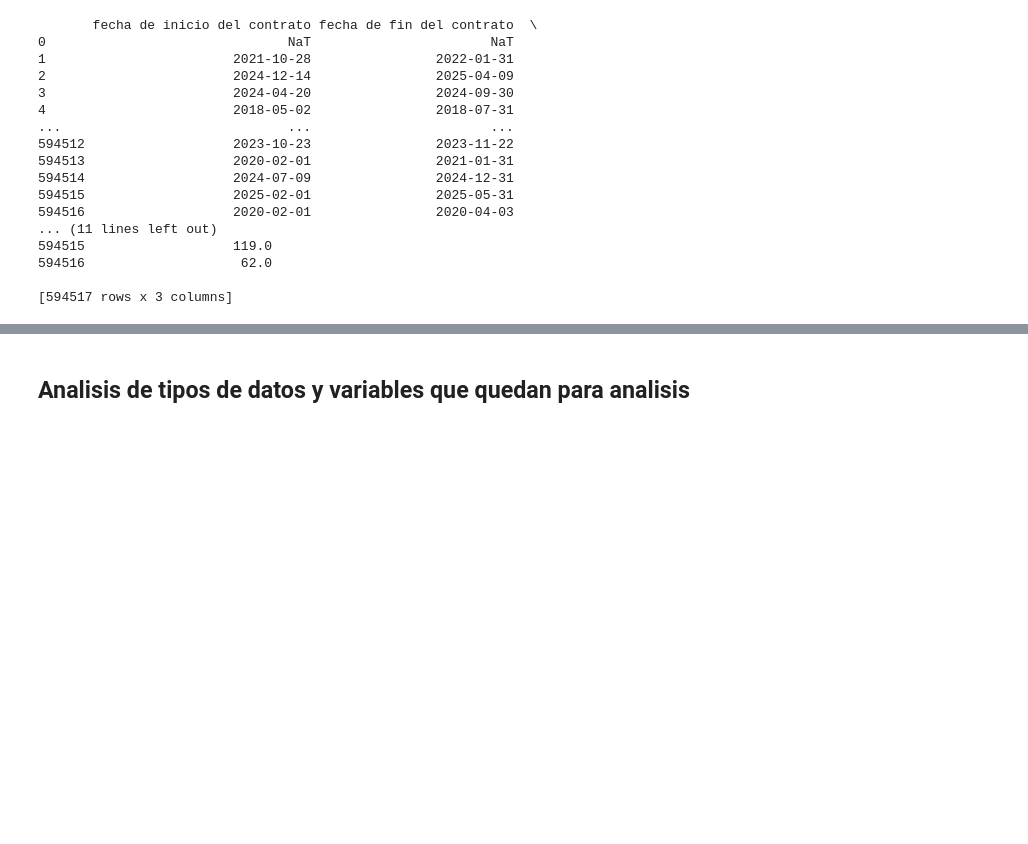
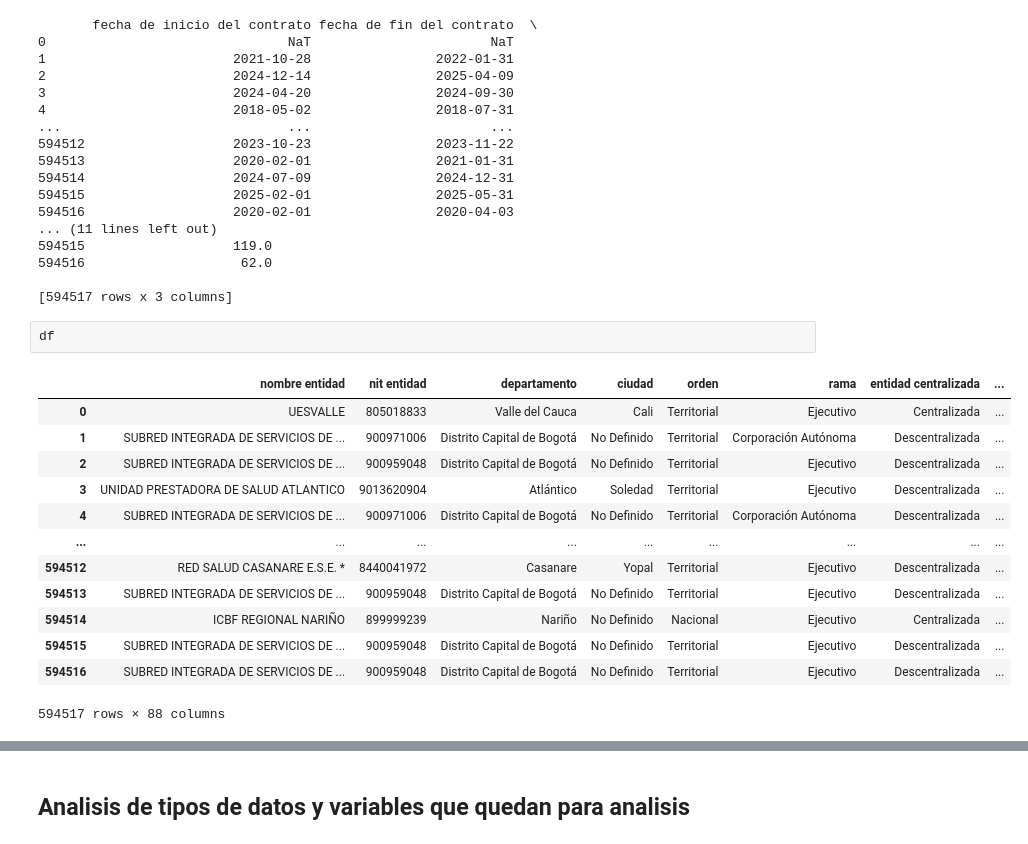
Before and after one commit to Marcocruz88/Repositoriotesis, a Jupyter notebook: limpieza datos.ipynb, the cells around one changed output, grey strips where cells are left out. Cells and saved outputs as stored; diff of their text form; blank space fills up the shorter version.

```diff
--- a/limpieza datos.ipynb
+++ b/limpieza datos.ipynb
@@ -177,3 +174,19 @@ print(df[['fecha de inicio del contrato', 'fecha de fin del contrato', 'tiempo d
 594516                    62.0
 
 [594517 rows x 3 columns]
+# %%
+df
+# %% [output]
+|  | nombre entidad | nit entidad | departamento | ciudad | orden | rama | entidad centralizada | ... |
+| 0 | UESVALLE | 805018833 | Valle del Cauca | Cali | Territorial | Ejecutivo | Centralizada | ... |
+| 1 | SUBRED INTEGRADA DE SERVICIOS DE ... | 900971006 | Distrito Capital de Bogotá | No Definido | Territorial | Corporación Autónoma | Descentralizada | ... |
+| 2 | SUBRED INTEGRADA DE SERVICIOS DE ... | 900959048 | Distrito Capital de Bogotá | No Definido | Territorial | Ejecutivo | Descentralizada | ... |
+| 3 | UNIDAD PRESTADORA DE SALUD ATLANTICO | 9013620904 | Atlántico | Soledad | Territorial | Ejecutivo | Descentralizada | ... |
+| 4 | SUBRED INTEGRADA DE SERVICIOS DE ... | 900971006 | Distrito Capital de Bogotá | No Definido | Territorial | Corporación Autónoma | Descentralizada | ... |
+| ... | ... | ... | ... | ... | ... | ... | ... | ... |
+| 594512 | RED SALUD CASANARE E.S.E. * | 8440041972 | Casanare | Yopal | Territorial | Ejecutivo | Descentralizada | ... |
+| 594513 | SUBRED INTEGRADA DE SERVICIOS DE ... | 900959048 | Distrito Capital de Bogotá | No Definido | Territorial | Ejecutivo | Descentralizada | ... |
+| 594514 | ICBF REGIONAL NARIÑO | 899999239 | Nariño | No Definido | Nacional | Ejecutivo | Centralizada | ... |
+| 594515 | SUBRED INTEGRADA DE SERVICIOS DE ... | 900959048 | Distrito Capital de Bogotá | No Definido | Territorial | Ejecutivo | Descentralizada | ... |
+| 594516 | SUBRED INTEGRADA DE SERVICIOS DE ... | 900959048 | Distrito Capital de Bogotá | No Definido | Territorial | Ejecutivo | Descentralizada | ... |
+594517 rows × 88 columns
```
Also changed, not shown: parts of 4 cells of this notebook.
